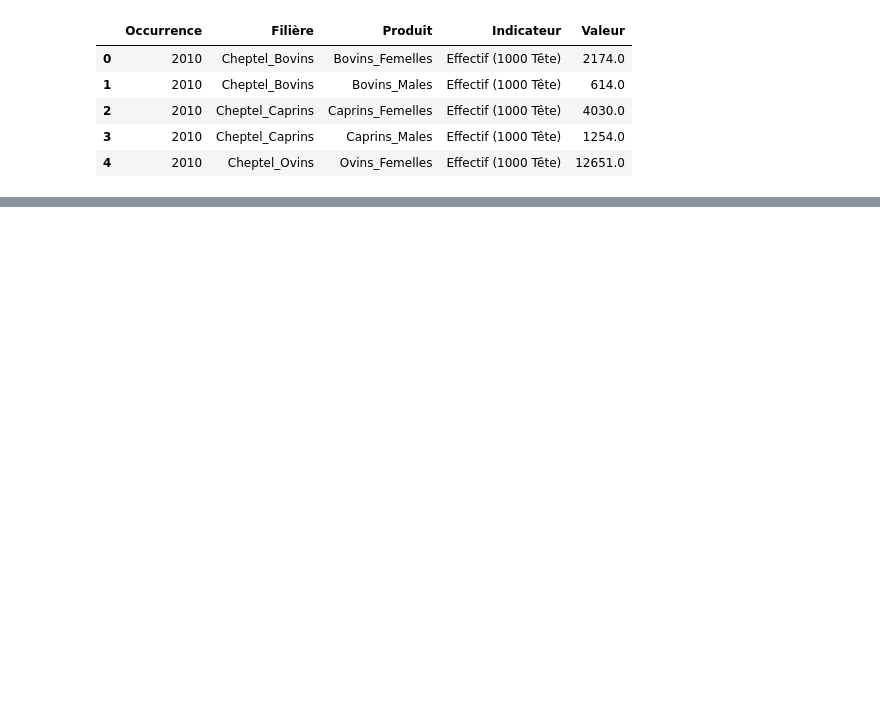
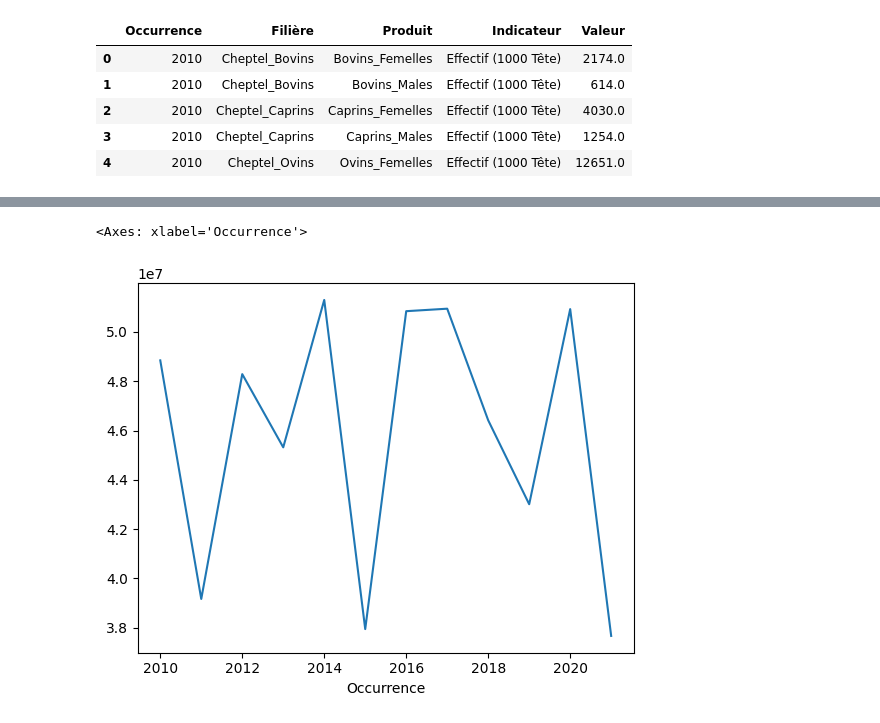
Before and after one commit to aymanfen/PythonBI-Assignment, a Jupyter notebook: DataDesc.ipynb, the cells around one changed output, grey strips where cells are left out. Saved outputs shown, nothing was run; the diff lists cells and outputs as text; code cells hidden in the pictures; blank space fills up the shorter version.

```diff
--- a/DataDesc.ipynb
+++ b/DataDesc.ipynb
@@ -18,0 +91,5 @@ df.head()
+# %%
+df.groupby("Occurrence")[" Valeur "].sum().plot(kind='line')
+# %% [output]
+<Axes: xlabel='Occurrence'>
+[figure, added]
```
Also changed, not shown: parts of 9 cells of this notebook.
